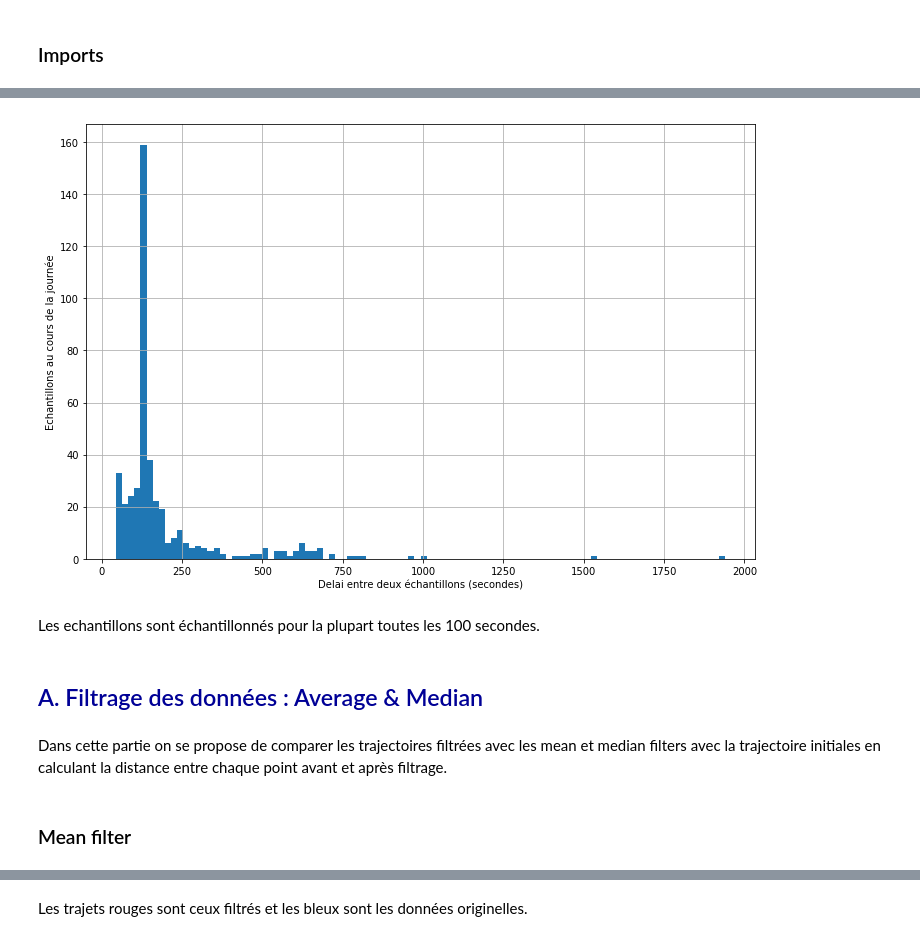
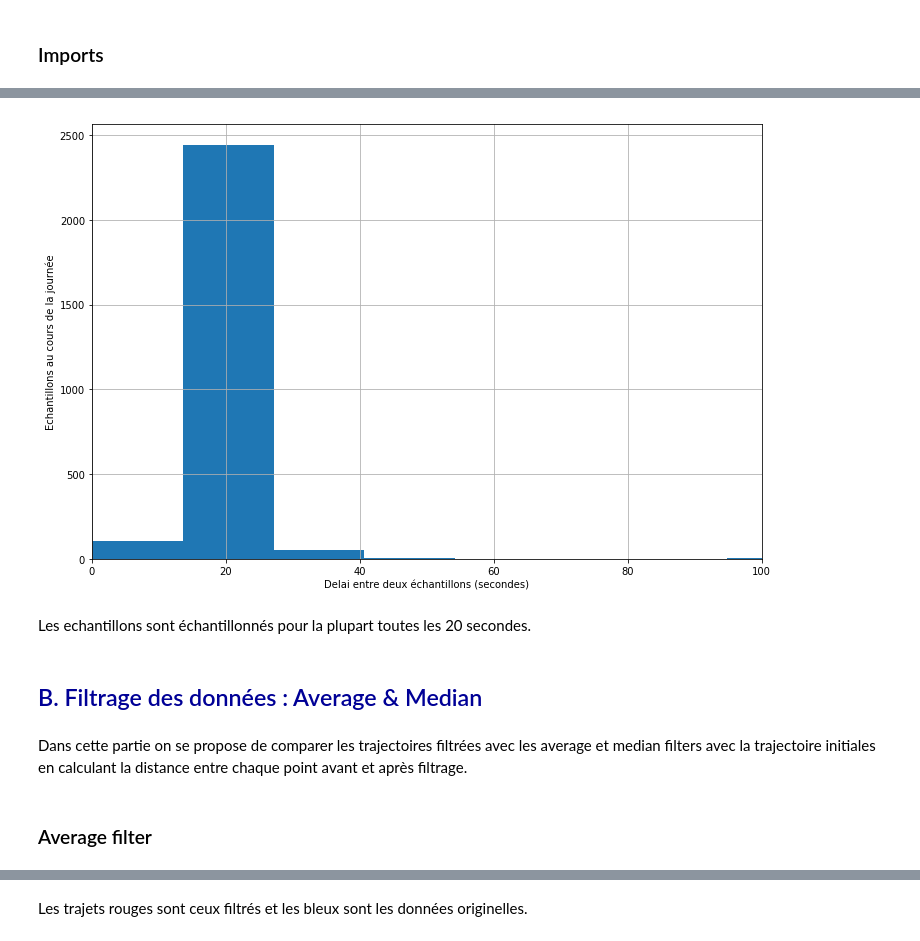
Before and after one commit to AmigoCap/GPSFlow, a Jupyter notebook: 3-Segmentation.ipynb, the cells around one changed output, grey strips where cells are left out. Drawn from its saved outputs; the diff is of its cells as text; code cells hidden in the pictures.

```diff
--- a/3-Segmentation.ipynb
+++ b/3-Segmentation.ipynb
@@ -167,24 +253,25 @@ La vitesse et l'accélération sont la plupart du temps très proches de 0.
 # %%
 import matplotlib.pyplot as plt
 plt.figure(figsize=(12,8))
-plt.hist(data["delay"], 100)
+plt.hist(day_df["delay"], 1000)
 plt.grid(True)
 plt.xlabel('Delai entre deux échantillons (secondes)')
+plt.xlim([0,100])
 plt.ylabel('Echantillons au cours de la journée')
 plt.show()
 # %% [output]
-[figure, old version]
+[figure, new version]
 # %% [markdown]
-Les echantillons sont échantillonnés pour la plupart toutes les 100 secondes.
+Les echantillons sont échantillonnés pour la plupart toutes les 20 secondes.
 # %% [markdown]
-<h2 style="color:rgb(0,0,150)"> A. Filtrage des données : Average & Median </h2>
+<h2 style="color:rgb(0,0,150)"> B. Filtrage des données : Average & Median </h2>
 # %% [markdown]
-Dans cette partie on se propose de comparer les trajectoires filtrées avec les mean et median filters avec la trajectoire initiales en calculant la distance entre chaque point avant et après filtrage.
+Dans cette partie on se propose de comparer les trajectoires filtrées avec les average et median filters avec la trajectoire initiales en calculant la distance entre chaque point avant et après filtrage.
 # %%
 android_df = parser.importJson("Data/Takout/android_2017.json", True)
 day_df = parser.selectDate("17-08-2017", android_df)
 # %% [markdown]
-### Mean filter
+### Average filter
 # %%
 day_df_filtered = filters.meanFilter(day_df)
 # %%
```
Also changed, not shown: parts of 50 cells of this notebook.
